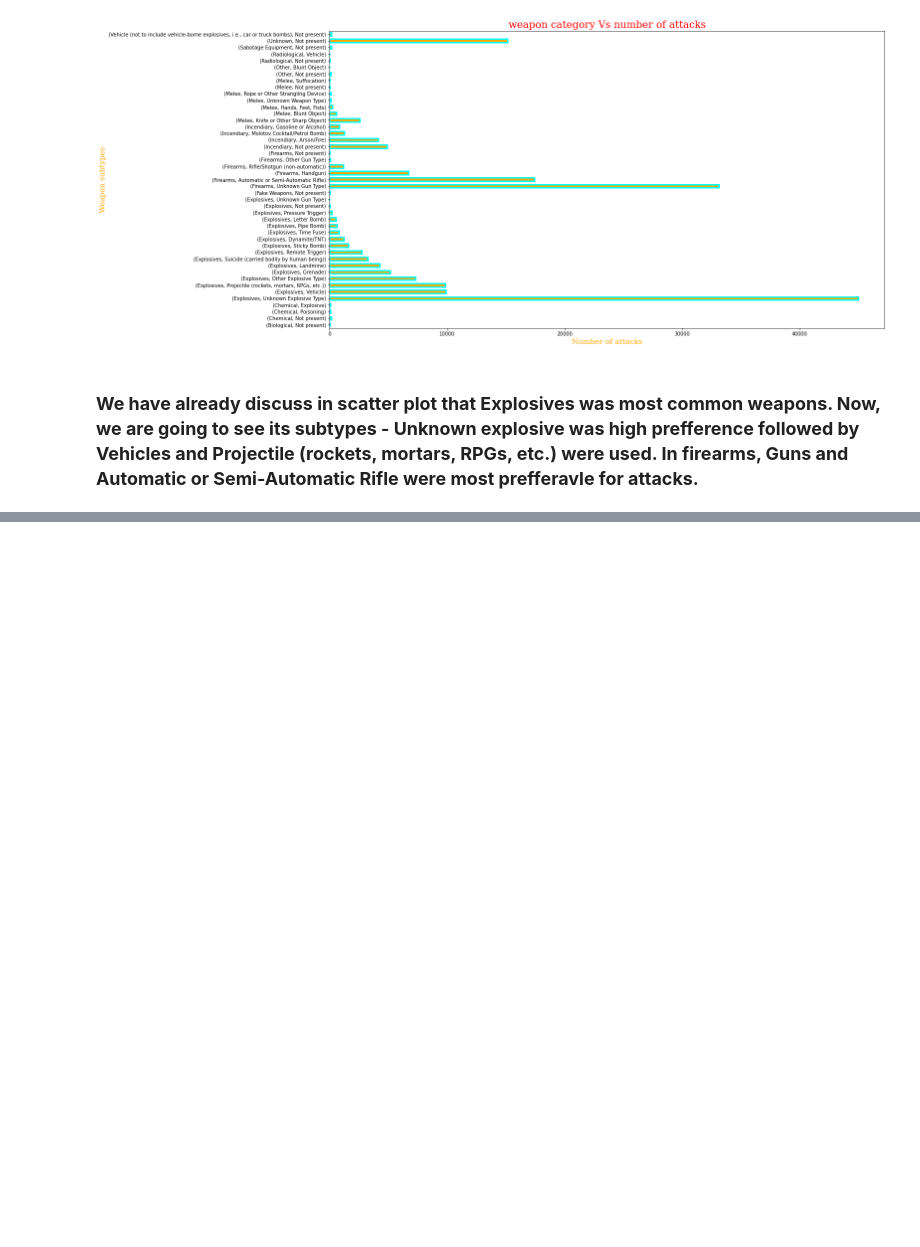
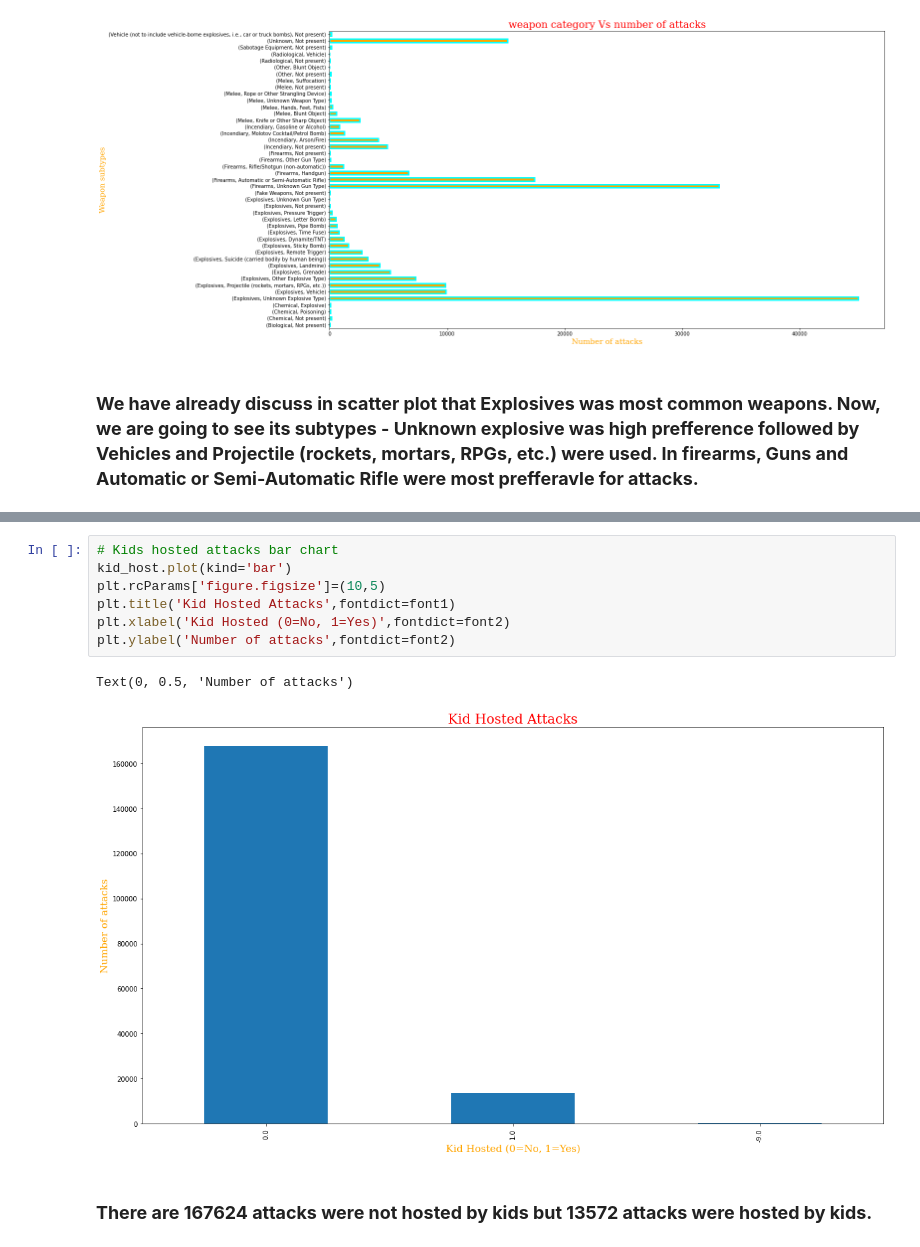
Before and after one commit to Gauravgade3/Global-Terrorism-Analysis, a Jupyter notebook: Global_Terrorism_Analysis_Capstone_Project.ipynb, the cells around one changed output, grey strips where cells are left out. Saved outputs shown, nothing was run; the diff lists cells and outputs as text; blank space fills up the shorter version.

```diff
--- a/Global_Terrorism_Analysis_Capstone_Project.ipynb
+++ b/Global_Terrorism_Analysis_Capstone_Project.ipynb
@@ -539,0 +602,12 @@ Text(0, 0.5, 'Weapon subtypes')
+# %%
+# Kids hosted attacks bar chart
+kid_host.plot(kind='bar')
+plt.rcParams['figure.figsize']=(10,5)
+plt.title('Kid Hosted Attacks',fontdict=font1)
+plt.xlabel('Kid Hosted (0=No, 1=Yes)',fontdict=font2)
+plt.ylabel('Number of attacks',fontdict=font2)
+# %% [output]
+Text(0, 0.5, 'Number of attacks')
+[figure, added]
+# %% [markdown]
+### **There are 167624 attacks were not hosted by kids but 13572 attacks were hosted by kids.**
```
Also changed, not shown: parts of 10 cells of this notebook.
